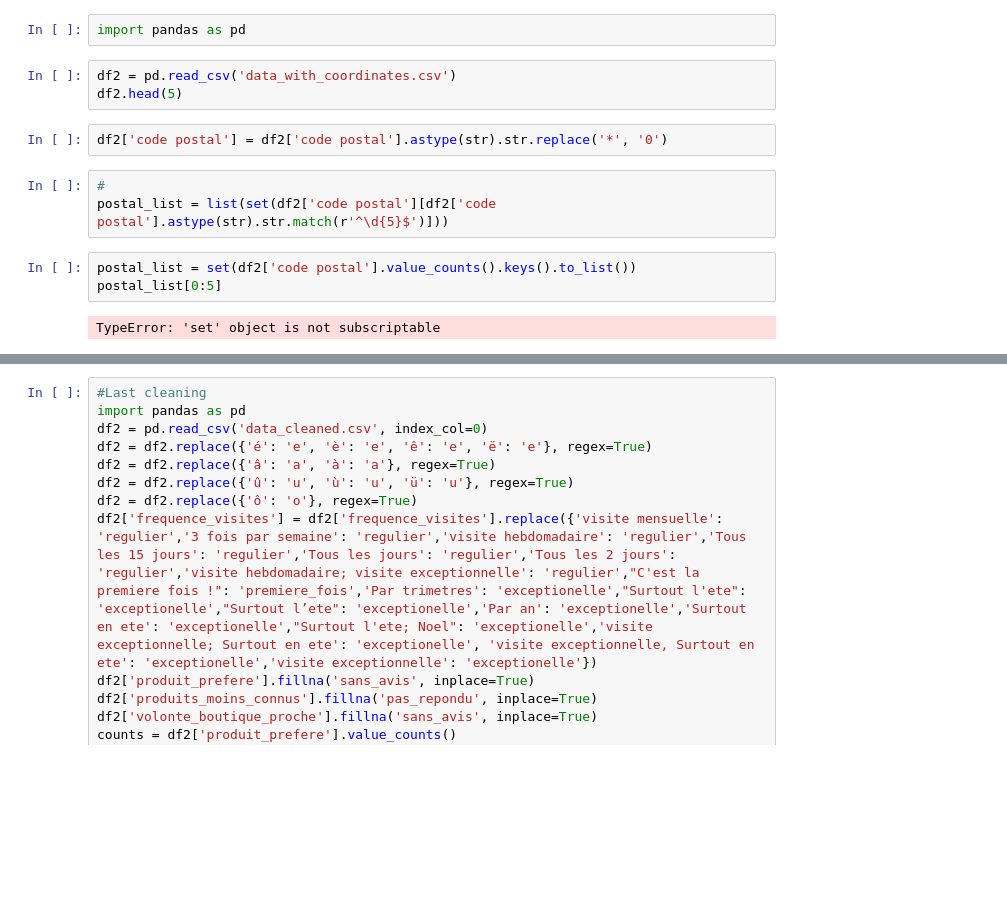
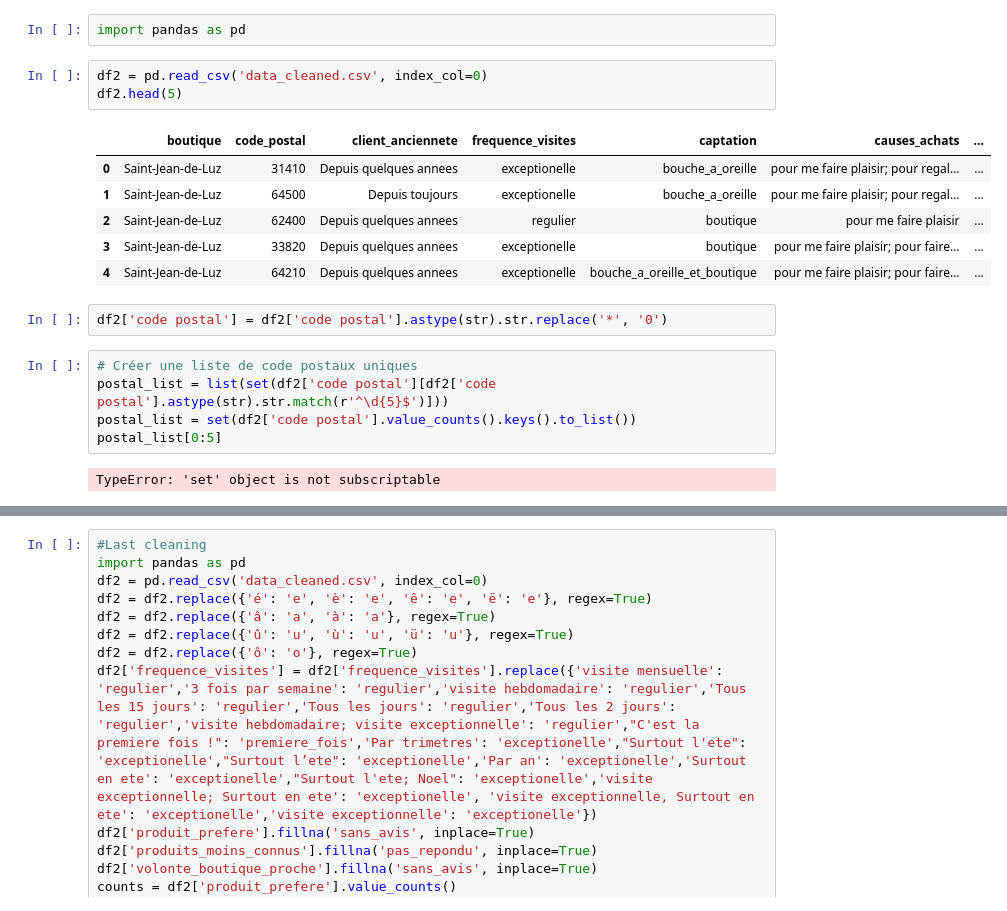
Before and after one commit to MickaWilk/AI4INDUSTRY, a Jupyter notebook: data_cleaning_notebook.ipynb, the cells around one changed output, grey strips where cells are left out. Cells and saved outputs as stored; diff of their text form; blank space fills up the shorter version.

```diff
--- a/data_cleaning_notebook.ipynb
+++ b/data_cleaning_notebook.ipynb
@@ -12,15 +12,21 @@
 # %%
 import pandas as pd
 # %%
-df2 = pd.read_csv('data_with_coordinates.csv')
+df2 = pd.read_csv('data_cleaned.csv', index_col=0)
 df2.head(5)
+# %% [output]
+|  | boutique | code_postal | client_anciennete | frequence_visites | captation | causes_achats | ... |
+| 0 | Saint-Jean-de-Luz | 31410 | Depuis quelques annees | exceptionelle | bouche_a_oreille | pour me faire plaisir; pour regal... | ... |
+| 1 | Saint-Jean-de-Luz | 64500 | Depuis toujours | exceptionelle | bouche_a_oreille | pour me faire plaisir; pour regal... | ... |
+| 2 | Saint-Jean-de-Luz | 62400 | Depuis quelques annees | regulier | boutique | pour me faire plaisir | ... |
+| 3 | Saint-Jean-de-Luz | 33820 | Depuis quelques annees | exceptionelle | boutique | pour me faire plaisir; pour faire... | ... |
+| 4 | Saint-Jean-de-Luz | 64210 | Depuis quelques annees | exceptionelle | bouche_a_oreille_et_boutique | pour me faire plaisir; pour faire... | ... |
 # %%
 df2['code postal'] = df2['code postal'].astype(str).str.replace('*', '0')
 # %%
-#
+# Créer une liste de code postaux uniques
 postal_list = list(set(df2['code postal'][df2['code postal'].astype(str).str.match(r'^\d{5}$')]))
+postal_list = set(df2['code postal'].value_counts().keys().to_list())
+postal_list[0:5]
+# %% [output]
+TypeError: 'set' object is not subscriptable
-# %%
-postal_list = set(df2['code postal'].value_counts().keys().to_list())
-postal_list[0:5]
-# %% [output]
-TypeError: 'set' object is not subscriptable
```
Also changed, not shown: parts of 4 cells of this notebook, 3 other files.
